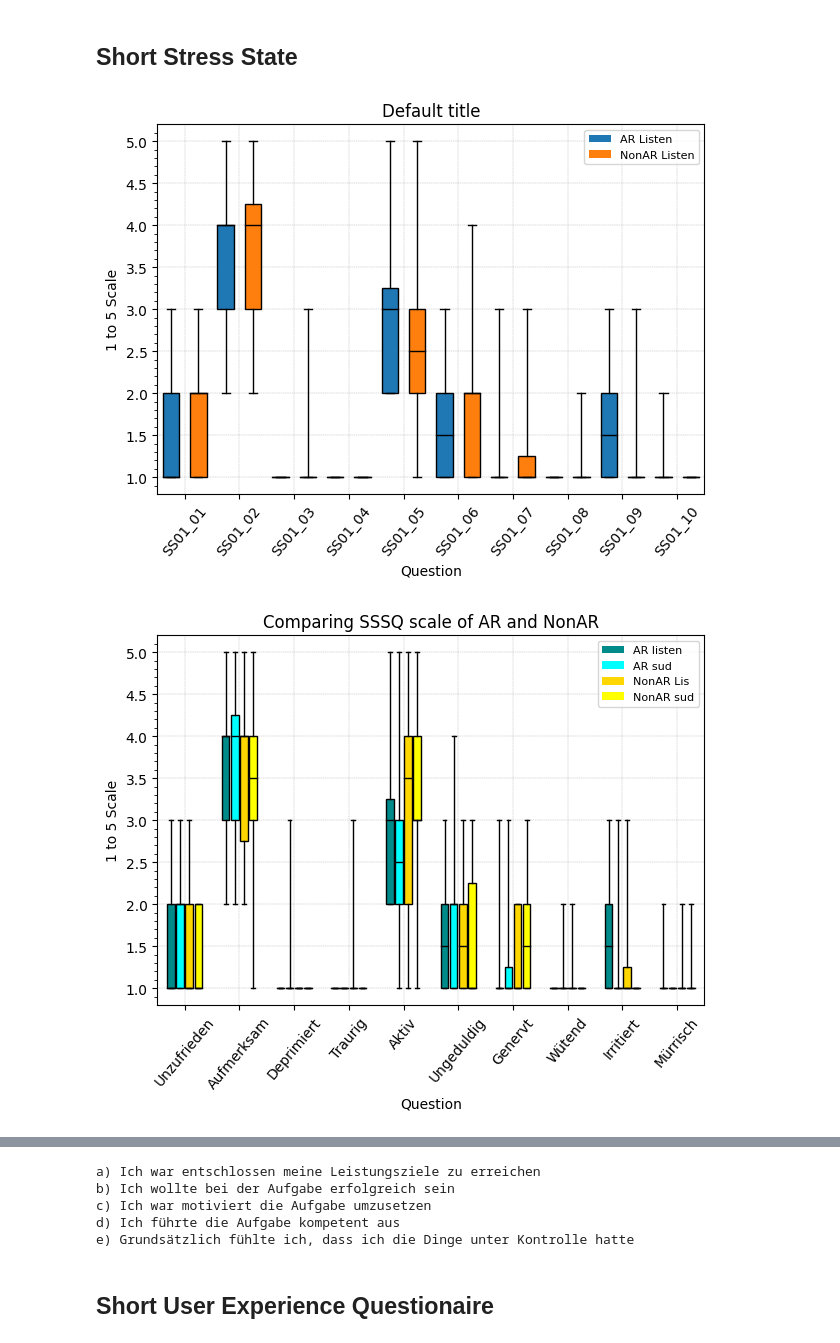
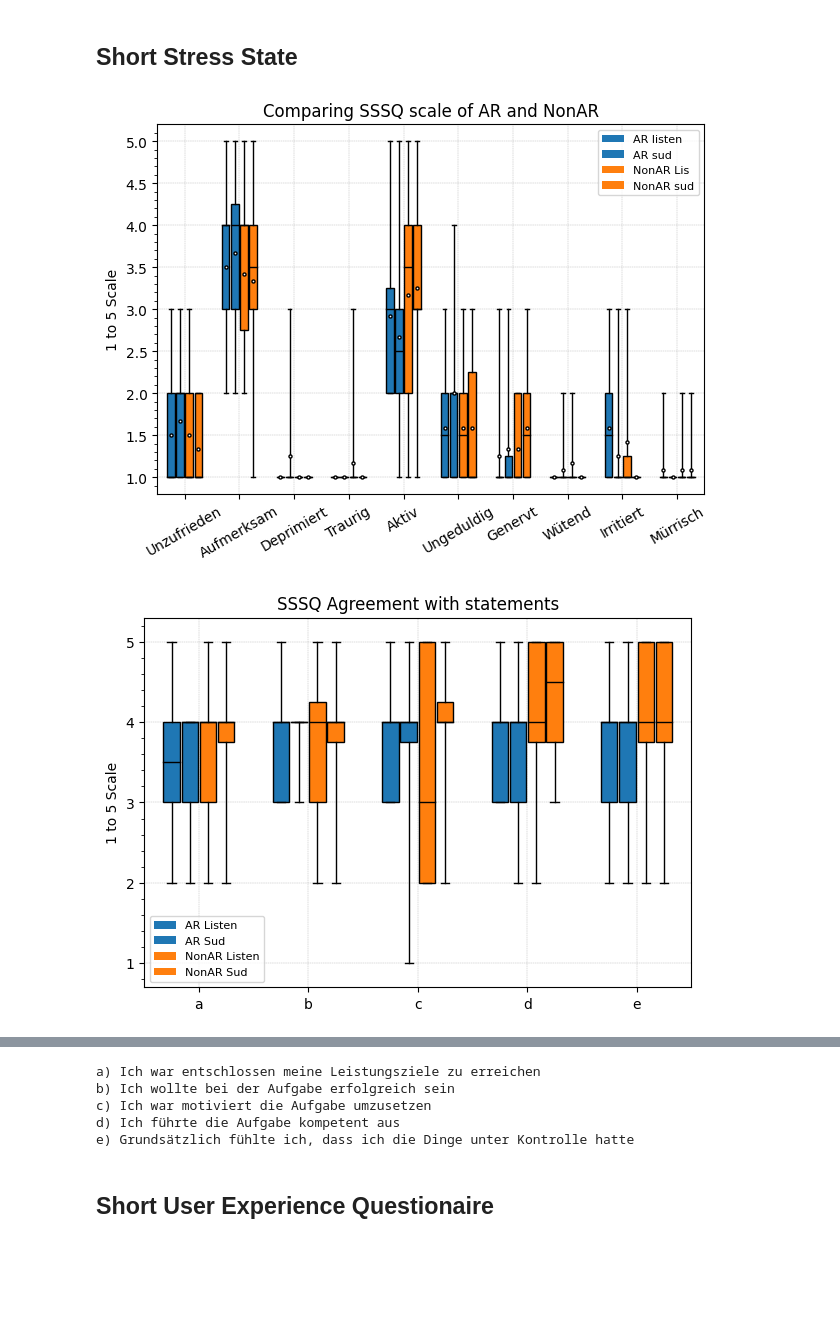
Before and after one commit to BrunoBerger/Zen-Office, a Jupyter notebook: Auswertung/plots.ipynb, the cells around one changed output, grey strips where cells are left out. Drawn from its saved outputs; the diff is of its cells as text; code cells hidden in the pictures; blank space fills up the shorter version.

Commit message:
added performance data + improved other graphs

```diff
--- a/Auswertung/plots.ipynb
+++ b/Auswertung/plots.ipynb
@@ -3,36 +3,21 @@
 # %%
 
 import pandas as pd
+import seaborn as sns
 
 from helper_functions import *
 from keys import *
 
-
-# # bit clunky in a notebook
-# from tkinter import filedialog
-# stdFilePath = "data/survey"
-# selectedFile = filedialog.askopenfilename(initialdir=stdFilePath,
-#                                           title="Select file",
-#                                           filetypes=(("Only logs", "*.csv"),
-#                                                      ("all files", "*.*")))
-# if selectedFile == "":
-#     exit("[ERR] Please select a file")
-
-
-figureSavePath = "figures/"
-selectedFile = "data/survey/tempsurvey.csv"
-
-
+selectedFile = "data/survey/finalsurvey.csv"
 df = pd.read_csv(selectedFile,
                  encoding="utf-16",
-                 skiprows=range(1, 2),
-                 header=0
+                 skiprows=range(1, 2), # file has two header rows, need to skip both
+                 header=0,
                  )
 
-# print(df.head())
-# print(df.dtypes)
-# print(df.columns)
-# print(df.describe())
+# if you want to switch from errors to correct answers
+# df["AR_Listen_Perf"] = 12 - df["AR_Listen_Perf"]
+# df["NonAR_Listen_Perf"] = 12 - df["NonAR_Listen_Perf"]
 # %% [markdown]
 # Survey
 # %% [markdown]
@@ -65,40 +50,47 @@ df[[
 # %% [markdown]
 ## Short Stress State
 # %%
-groupedBoxPlots([df[SSSQ.Scale.AR.Listen_Keys], df[SSSQ.Scale.NonAR.Listen_Keys]],
-                ["AR Listen ", "NonAR Listen"])
+# groupedBoxPlots([df[SSSQ.Scale.AR.Listen_Keys], df[SSSQ.Scale.NonAR.Listen_Keys]],
+#                 ["AR Listen ", "NonAR Listen"])
 
 groupedBoxPlots(
     [df[SSSQ.Scale.AR.Listen_Keys],
      df[SSSQ.Scale.NonAR.Listen_Keys],
      df[SSSQ.Scale.AR.Sudoku_Keys],
      df[SSSQ.Scale.NonAR.Sudoku_Keys]],
      ["AR listen", "AR sud", "NonAR Lis", "NonAR sud"],
      labels=SSSQ.Scale.Names,
      title="Comparing SSSQ scale of AR and NonAR",
      width=0.55,
-     colours= COL_2v2
+     colours= COL_2Groups(2),
+     meanMarkerSize=2.2,
+     save=True,
+     xlabel="",
+     rot=30,
 )
 
 
 labels = [*"abcde"]
 groupedBoxPlots(
     [df[SSSQ.StatementAgreement.AR.Listen_Keys],
      df[SSSQ.StatementAgreement.NonAR.Listen_Keys],
      df[SSSQ.StatementAgreement.AR.Sudoku_Keys],
      df[SSSQ.StatementAgreement.NonAR.Sudoku_Keys]],
     groups=["AR Listen", "AR Sud", "NonAR Listen", "NonAR Sud"],
     title="SSSQ Agreement with statements",
     labels=labels, rot=0,
     min=0.7, max=5.3,
-    colours= COL_2v2,
+    colours= COL_2Groups(2),
+    # meanMarkerSize=3,
+    xlabel="",
+    save=True,
 )
 for label, frage, in zip(labels, SSSQ.StatementAgreement.Names):
     print(f"{label}) {frage}")
 
 # makeBoxPlot(df[SSSQ.Scale.AR.Listen_Keys], SSSQ.Scale.Names, "SSSQ nach AR listen")
 # makeBoxPlot(df[SSSQ.Scale.NonAR.Listen_Keys], SSSQ.Scale.Names, "SSSQ nach Non-AR listen")
 # makeBoxPlot(df["DD01_01"], ["Alter"], "Demographie Übersicht")
 # %% [output]
-[figure, old version]
+[figure, new version]
-[figure, old version]
+[figure, new version]
```
Also changed, not shown: parts of 7 cells of this notebook, 4 other files.
